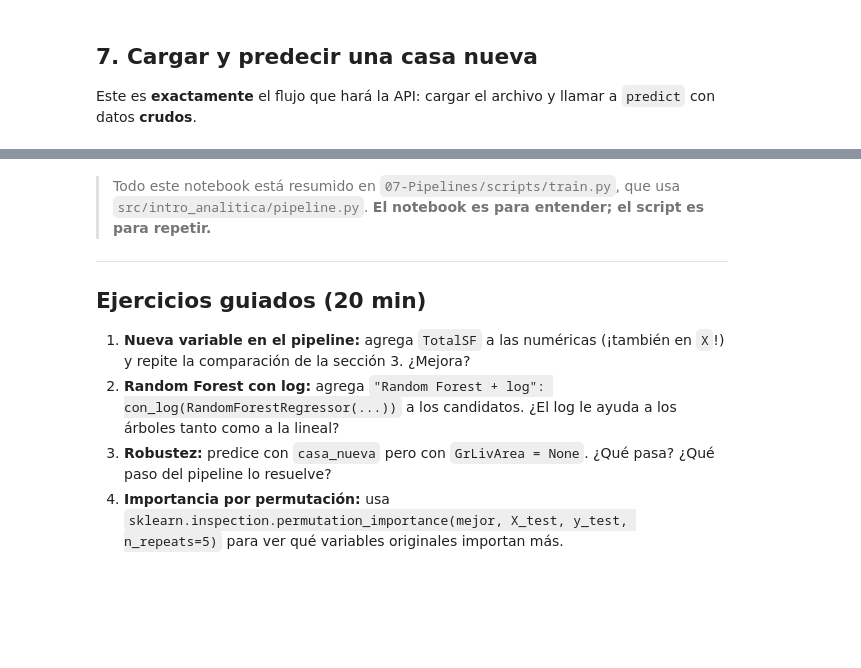
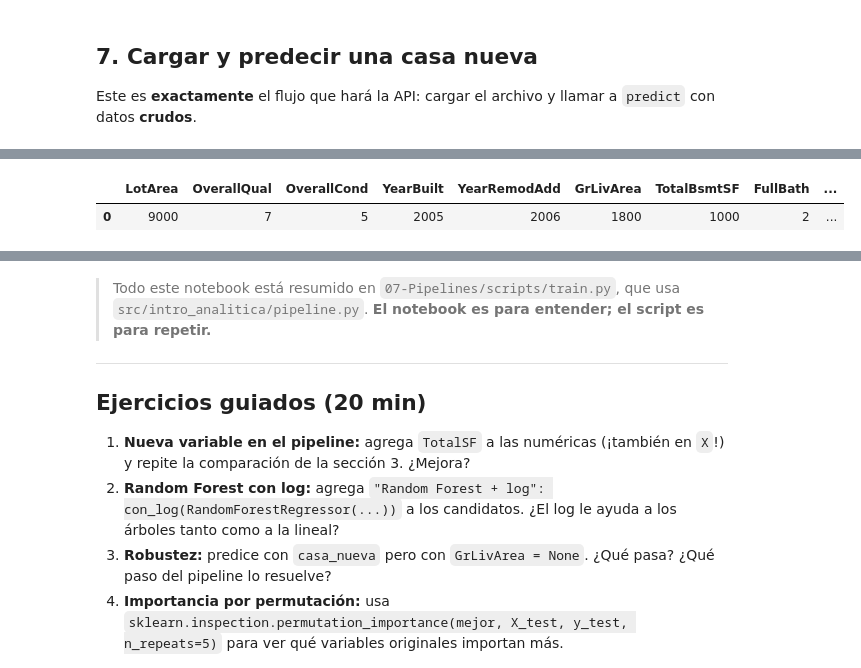
Before and after one commit to CamilaCortex/intro_analitica, a Jupyter notebook: 07-Pipelines/notebooks/02_pipeline_house_prices.ipynb, the cells around one changed output, grey strips where cells are left out. Saved outputs shown, nothing was run; the diff lists cells and outputs as text; code cells hidden in the pictures; blank space fills up the shorter version.

```diff
--- a/07-Pipelines/notebooks/02_pipeline_house_prices.ipynb
+++ b/07-Pipelines/notebooks/02_pipeline_house_prices.ipynb
@@ -214,3 +340,8 @@ print(f"Precio estimado: USD {modelo_cargado.predict(casa_nueva)[0]:,.0f}")
+# %%
+casa_nueva
+# %% [output]
+|  | LotArea | OverallQual | OverallCond | YearBuilt | YearRemodAdd | GrLivArea | TotalBsmtSF | FullBath | ... |
+| 0 | 9000 | 7 | 5 | 2005 | 2006 | 1800 | 1000 | 2 | ... |
 # %%
 # ¿Y si llega un barrio que el modelo nunca vio? handle_unknown="ignore" evita el error
 casa_rara = casa_nueva.assign(Neighborhood="BarrioNuevo")
```
Also changed, not shown: parts of 13 cells of this notebook, 2 other files.
